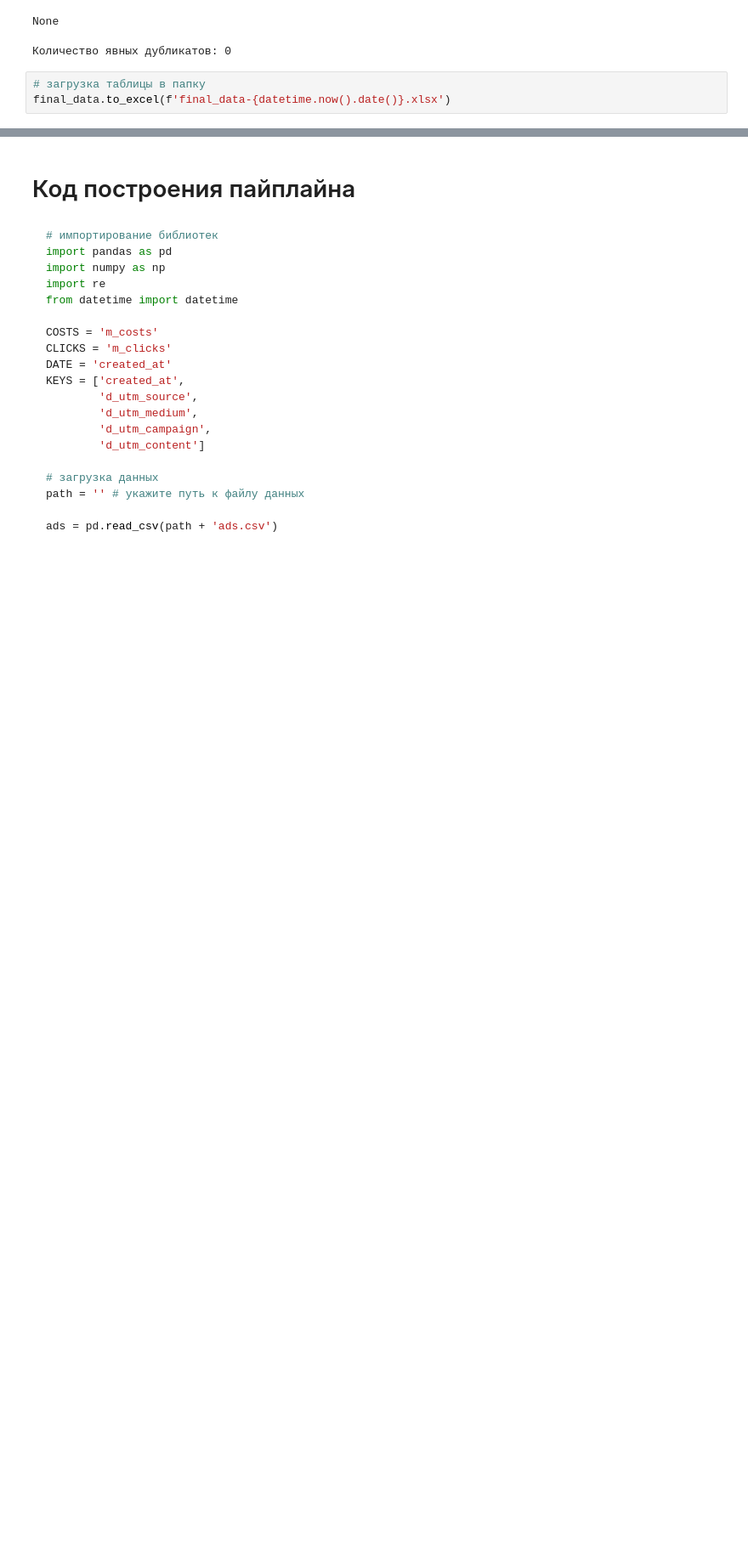
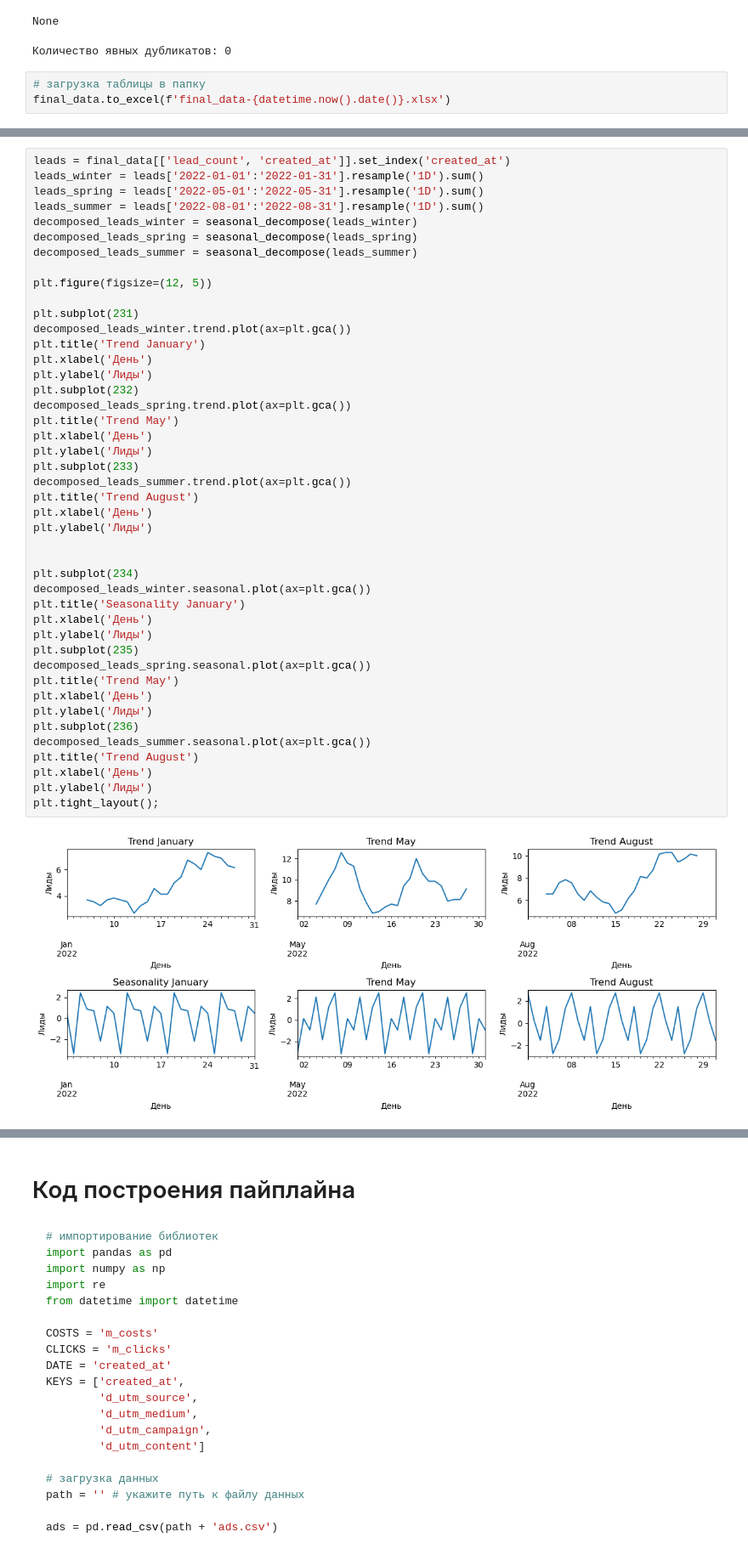
Before and after one commit to deniskriukov/xO_Services_test_task, a Jupyter notebook: xO_Services_test_task.ipynb, the cells around one changed output, grey strips where cells are left out. Shown: that part at 85% size. Saved outputs shown, nothing was run; the diff lists cells and outputs as text; blank space fills up the shorter version.

```diff
--- a/xO_Services_test_task.ipynb
+++ b/xO_Services_test_task.ipynb
@@ -523,0 +581,46 @@ final_data.to_excel(f'final_data-{datetime.now().date()}.xlsx')
+# %%
+leads = final_data[['lead_count', 'created_at']].set_index('created_at')
+leads_winter = leads['2022-01-01':'2022-01-31'].resample('1D').sum()
+leads_spring = leads['2022-05-01':'2022-05-31'].resample('1D').sum()
+leads_summer = leads['2022-08-01':'2022-08-31'].resample('1D').sum()
+decomposed_leads_winter = seasonal_decompose(leads_winter)
+decomposed_leads_spring = seasonal_decompose(leads_spring)
+decomposed_leads_summer = seasonal_decompose(leads_summer)
+
+plt.figure(figsize=(12, 5))
+
+plt.subplot(231)
+decomposed_leads_winter.trend.plot(ax=plt.gca())
+plt.title('Trend January')
+plt.xlabel('День')
+plt.ylabel('Лиды')
+plt.subplot(232)
+decomposed_leads_spring.trend.plot(ax=plt.gca())
+plt.title('Trend May')
+plt.xlabel('День')
+plt.ylabel('Лиды')
+plt.subplot(233)
+decomposed_leads_summer.trend.plot(ax=plt.gca())
+plt.title('Trend August')
+plt.xlabel('День')
+plt.ylabel('Лиды')
+
+
+plt.subplot(234)
+decomposed_leads_winter.seasonal.plot(ax=plt.gca())
+plt.title('Seasonality January')
+plt.xlabel('День')
+plt.ylabel('Лиды')
+plt.subplot(235)
+decomposed_leads_spring.seasonal.plot(ax=plt.gca())
+plt.title('Trend May')
+plt.xlabel('День')
+plt.ylabel('Лиды')
+plt.subplot(236)
+decomposed_leads_summer.seasonal.plot(ax=plt.gca())
+plt.title('Trend August')
+plt.xlabel('День')
+plt.ylabel('Лиды')
+plt.tight_layout();
+# %% [output]
+[figure, added]
```
Also changed, not shown: parts of 11 cells of this notebook.
